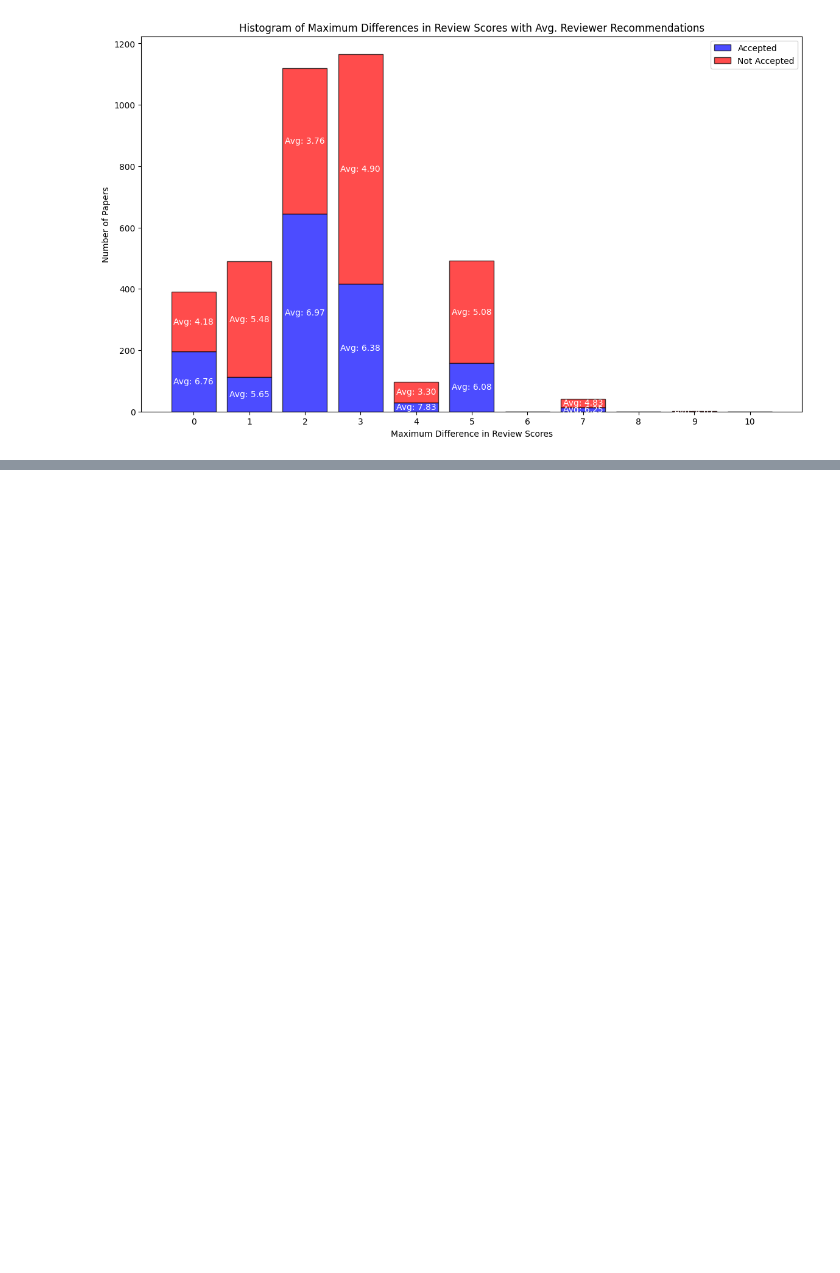
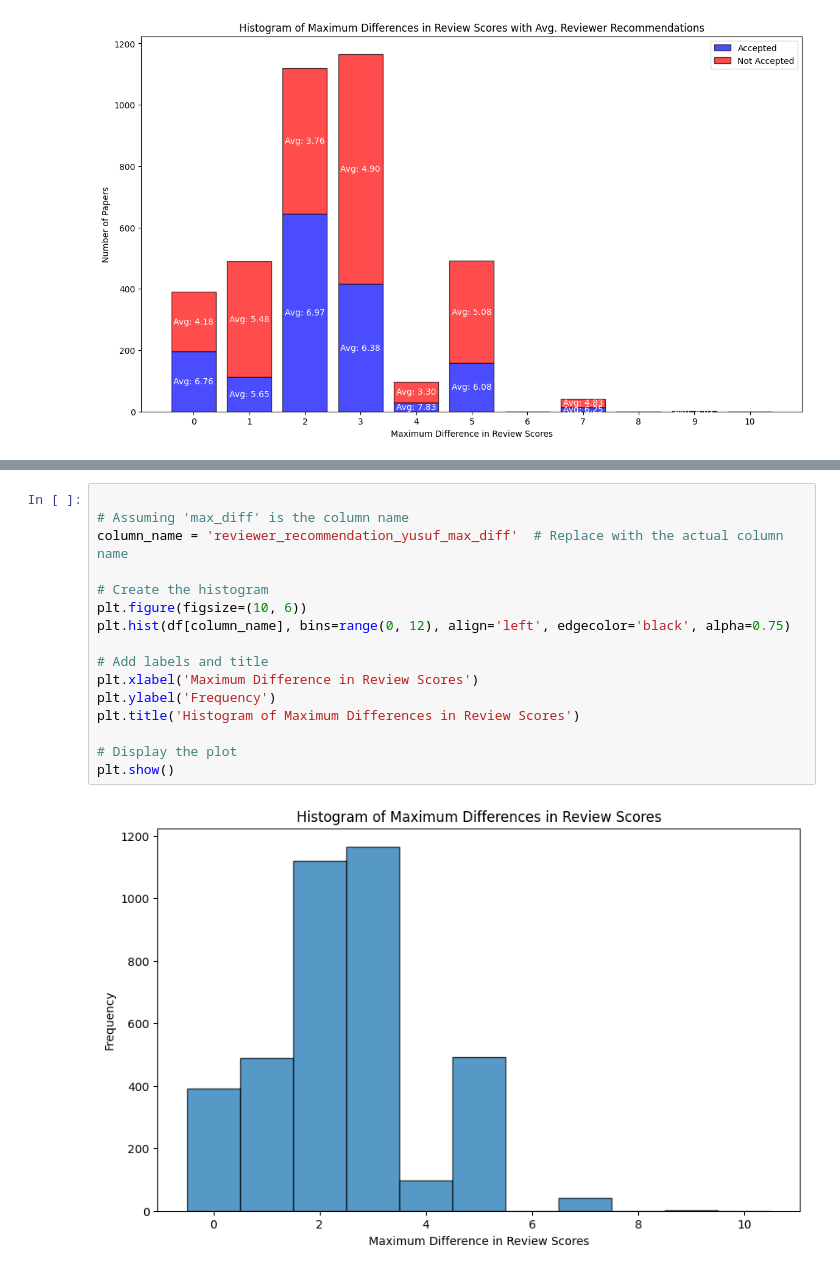
Before and after one commit to halilfarukkaragoz/data-literacy-group16, a Jupyter notebook: yusuf/Explore_max_diff.ipynb, the cells around one changed output, grey strips where cells are left out. Saved outputs shown, nothing was run; the diff lists cells and outputs as text; blank space fills up the shorter version.

Commit message:
confidence score analysis

```diff
--- a/yusuf/Explore_max_diff.ipynb
+++ b/yusuf/Explore_max_diff.ipynb
@@ -181,3 +179,21 @@ plt.tight_layout()
 plt.show()
 # %% [output]
 [figure]
+# %%
+
+# Assuming 'max_diff' is the column name
+column_name = 'reviewer_recommendation_yusuf_max_diff'  # Replace with the actual column name
+
+# Create the histogram
+plt.figure(figsize=(10, 6))
+plt.hist(df[column_name], bins=range(0, 12), align='left', edgecolor='black', alpha=0.75)
+
+# Add labels and title
+plt.xlabel('Maximum Difference in Review Scores')
+plt.ylabel('Frequency')
+plt.title('Histogram of Maximum Differences in Review Scores')
+
+# Display the plot
+plt.show()
+# %% [output]
+[figure, added]
```
Also changed, not shown: parts of 3 cells of this notebook.
